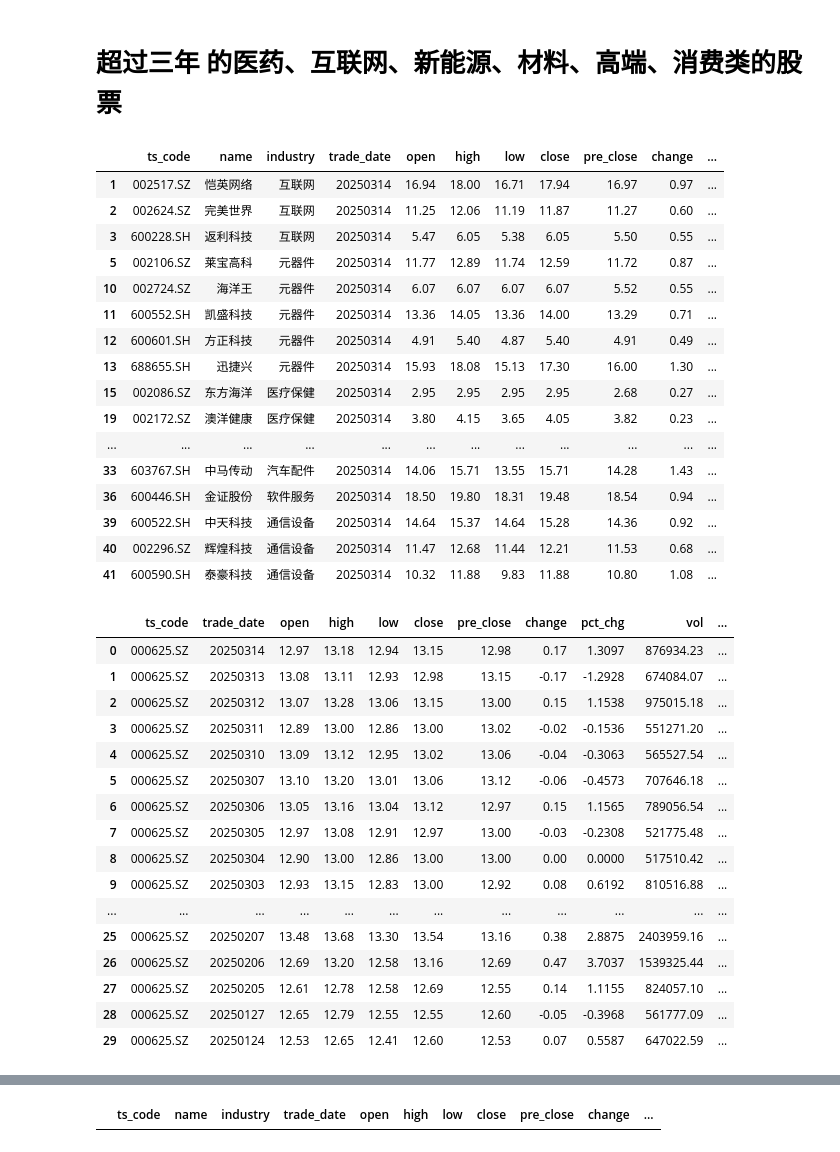
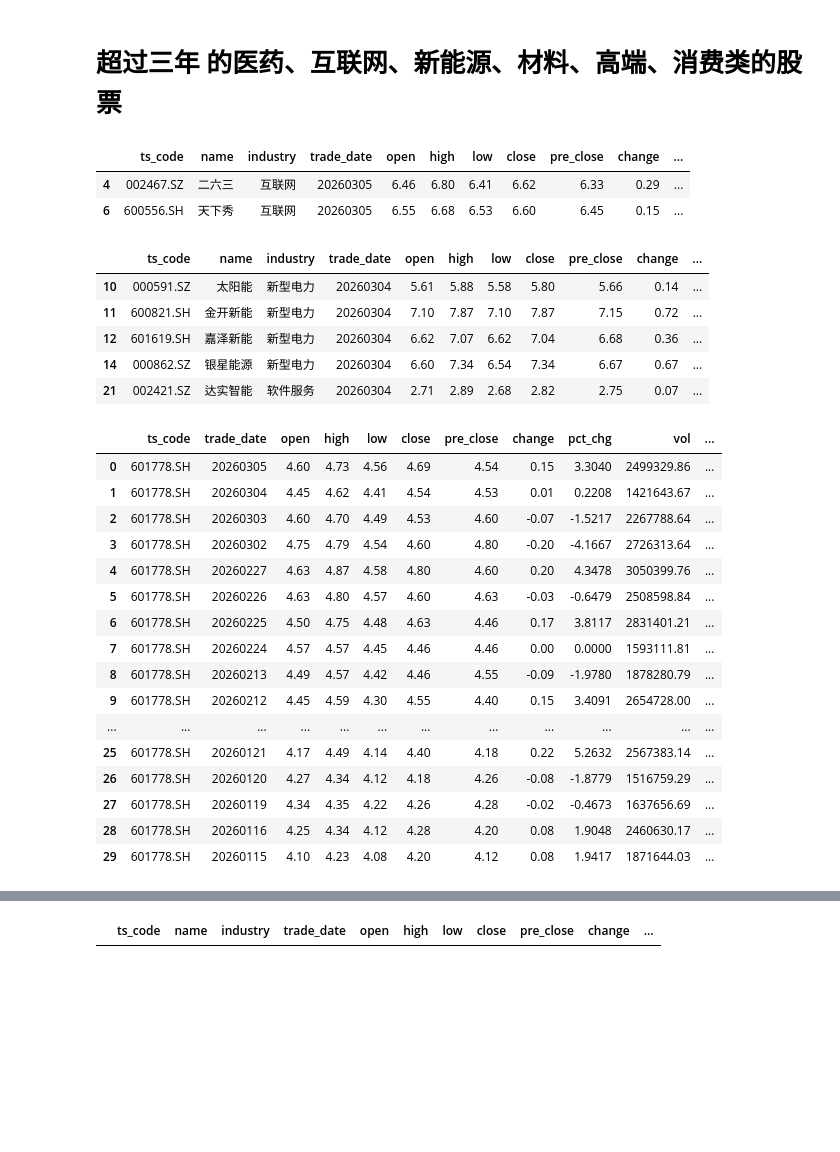
Before and after one commit to whgloveucq/jupyterfiles, a Jupyter notebook: OApractice/stock_study2023.ipynb, the cells around one changed output, grey strips where cells are left out. Saved outputs shown, nothing was run; the diff lists cells and outputs as text; code cells hidden in the pictures; blank space fills up the shorter version.

```diff
--- a/OApractice/stock_study2023.ipynb
+++ b/OApractice/stock_study2023.ipynb
@@ -21,7 +21,7 @@ pd.set_option('display.max_rows', 100)
 # %%
 #统一数据来源
 def get_source():
-    pro = ts.pro_api('6797f28ddcb155cb2b9c3b2406a86deb22ddf6f97cf3e461e36b4a85')
+    pro = ts.pro_api('dd398accf6072226563ce7c8a83942590074a556e64f5849a2675657')
     return pro
 #股票列表
 def get_data():
@@ -113,7 +113,7 @@ def get_rsi(ts_code,N,start_date,end_date):
 #     this.ts_code=ts_code
 #     this.start_date=start_date
 #     this.end_date=end_date
-    start_date='20200101'
+    start_date='20220101'
     df=stock_daily(ts_code,start_date,end_date).query("trade_date<='end_date'")
     df=df.iloc[0:N]
     #df.iloc[0:14].tail(1)['trade_date'].iloc[0]
@@ -225,15 +225,15 @@ def http_error(status):
 ##股票财务数据
 
 fields='ts_code,ann_date,f_ann_date,end_date,report_type,comp_type,basic_eps,diluted_eps,total_revenue'
-df_stocks_finance=get_source().income(ts_code='600000.SH', start_date='20230101', end_date='20240802')
+df_stocks_finance=get_source().income(ts_code='600000.SH', start_date='20230101', end_date='20260105',fields='ts_code,ann_date,f_ann_date,end_date,report_type,comp_type,basic_eps,diluted_eps,total_revenue')
 ##资产负债表数据
 fields='ts_code,ann_date,f_ann_date,end_date,report_type,comp_type,cap_rese'
-df_stocks_balance_sheet=get_source().balancesheet(ts_code='600000.SH', start_date='20230101', end_date='20240802')
+df_stocks_balance_sheet=get_source().balancesheet(ts_code='600000.SH', start_date='20230101', end_date='20260105',fields='ts_code,ann_date,f_ann_date,end_date,report_type,comp_type,basic_eps,diluted_eps,total_revenue')
 ##现金流量表
-df_cashflow =get_source().cashflow(ts_code='600000.SH', start_date='20180101', end_date='20240802')
+df_cashflow =get_source().cashflow(ts_code='600000.SH', start_date='20180101', end_date='20260105',fields='ts_code,ann_date,f_ann_date,end_date,report_type,comp_type,basic_eps,diluted_eps,total_revenue')
 
 ##业绩快报
-df_express=get_source().express(ts_code='600000.SH', start_date='20180101', end_date='20240802', fields='ts_code,ann_date,end_date,revenue,operate_profit,total_profit,n_income,total_assets')
+df_express=get_source().express(ts_code='600000.SH', start_date='20180101', end_date='20260105', fields='ts_code,ann_date,end_date,revenue,operate_profit,total_profit,n_income,total_assets')
 #
 # %%
 # df_express_vip=get_source().express_vip(period='20221231',fields='ts_code,ann_date,end_date,revenue,operate_profit,total_profit,n_income,total_assets')
@@ -293,12 +307,12 @@ from datetime import datetime,timedelta
 # df_stocks_age_gt3_base.head(1000)
 #日行情信息 及晒选。
 # trdate=(datetime.today().date() - timedelta(days=0)).strftime('%Y%m%d')
-trdate='20250314'
+trdate='20260305'
 #交易日期所在周
 # trdate_week=
 
 stock_collection=stock_daily('NA',trdate,'')
-condition = ((stock_collection['close']-stock_collection['pre_close'])/stock_collection['pre_close'])>0.05
+condition = ((stock_collection['close']-stock_collection['pre_close'])/stock_collection['pre_close'])>0.02
 df_selected=stock_condition(stock_collection,condition)
 #股票信息
 colname=['ts_code','name','industry','trade_date','open','high','low','close','pre_close','change','pct_chg','amount' ]
@@ -318,7 +332,12 @@ df_selected_tmp3=df_selected_tmp2.query(" ts_code.str.contains(r'^6.*|^0.*')  an
 #加上 ROE
 # df_selected_tmp2.query(" ts_code.str.contains(r'^6.*|^0.*')  and close<=10 and pe.notnull()" , engine='python').groupby(['ts_code','industry']).apply(lambda x:x.sort_values(by='pe',ascending=True))
 # %%
-# df_selected_tmp2
+# df_selected_tmp3.head(10)
+df_selected_tmp3.query("close<10").head(2)
+# %% [output]
+|  | ts_code | name | industry | trade_date | open | high | low | close | pre_close | change | ... |
+| 4 | 002467.SZ | 二六三 | 互联网 | 20260305 | 6.46 | 6.80 | 6.41 | 6.62 | 6.33 | 0.29 | ... |
+| 6 | 600556.SH | 天下秀 | 互联网 | 20260305 | 6.55 | 6.68 | 6.53 | 6.60 | 6.45 | 0.15 | ... |
 # %%
 # df_selected_tmp2.query("ts_code=='600228.SZ' and ts_code.str.contains(r'^6.*|^0.*')  and close<=10 and pe.notnull() and industry=='软件服务' " , engine='python').groupby(['ts_code','industry']).apply(lambda x:x.sort_values(by='pe',ascending=True))
 # %%
@@ -338,24 +357,13 @@ df_selected_tmp3=df_selected_tmp2.query(" ts_code.str.contains(r'^6.*|^0.*')  an
 
 # get_source().index_dailybasic(trade_date='20250115', fields='ts_code,trade_date,turnover_rate,pe').head(5)
 # %%
-df_selected_tmp3.query("close<20")
+df_selected_tmp3.query("close<10")
 # %% [output]
 |  | ts_code | name | industry | trade_date | open | high | low | close | pre_close | change | ... |
-| 1 | 002517.SZ | 恺英网络 | 互联网 | 20250314 | 16.94 | 18.00 | 16.71 | 17.94 | 16.97 | 0.97 | ... |
-| 2 | 002624.SZ | 完美世界 | 互联网 | 20250314 | 11.25 | 12.06 | 11.19 | 11.87 | 11.27 | 0.60 | ... |
-| 3 | 600228.SH | 返利科技 | 互联网 | 20250314 | 5.47 | 6.05 | 5.38 | 6.05 | 5.50 | 0.55 | ... |
-| 5 | 002106.SZ | 莱宝高科 | 元器件 | 20250314 | 11.77 | 12.89 | 11.74 | 12.59 | 11.72 | 0.87 | ... |
-| 10 | 002724.SZ | 海洋王 | 元器件 | 20250314 | 6.07 | 6.07 | 6.07 | 6.07 | 5.52 | 0.55 | ... |
-| 11 | 600552.SH | 凯盛科技 | 元器件 | 20250314 | 13.36 | 14.05 | 13.36 | 14.00 | 13.29 | 0.71 | ... |
-| 12 | 600601.SH | 方正科技 | 元器件 | 20250314 | 4.91 | 5.40 | 4.87 | 5.40 | 4.91 | 0.49 | ... |
-| 13 | 688655.SH | 迅捷兴 | 元器件 | 20250314 | 15.93 | 18.08 | 15.13 | 17.30 | 16.00 | 1.30 | ... |
-| 15 | 002086.SZ | 东方海洋 | 医疗保健 | 20250314 | 2.95 | 2.95 | 2.95 | 2.95 | 2.68 | 0.27 | ... |
-| 19 | 002172.SZ | 澳洋健康 | 医疗保健 | 20250314 | 3.80 | 4.15 | 3.65 | 4.05 | 3.82 | 0.23 | ... |
-| ... | ... | ... | ... | ... | ... | ... | ... | ... | ... | ... | ... |
-| 33 | 603767.SH | 中马传动 | 汽车配件 | 20250314 | 14.06 | 15.71 | 13.55 | 15.71 | 14.28 | 1.43 | ... |
-| 36 | 600446.SH | 金证股份 | 软件服务 | 20250314 | 18.50 | 19.80 | 18.31 | 19.48 | 18.54 | 0.94 | ... |
-| 39 | 600522.SH | 中天科技 | 通信设备 | 20250314 | 14.64 | 15.37 | 14.64 | 15.28 | 14.36 | 0.92 | ... |
-| 40 | 002296.SZ | 辉煌科技 | 通信设备 | 20250314 | 11.47 | 12.68 | 11.44 | 12.21 | 11.53 | 0.68 | ... |
-| 41 | 600590.SH | 泰豪科技 | 通信设备 | 20250314 | 10.32 | 11.88 | 9.83 | 11.88 | 10.80 | 1.08 | ... |
+| 10 | 000591.SZ | 太阳能 | 新型电力 | 20260304 | 5.61 | 5.88 | 5.58 | 5.80 | 5.66 | 0.14 | ... |
+| 11 | 600821.SH | 金开新能 | 新型电力 | 20260304 | 7.10 | 7.87 | 7.10 | 7.87 | 7.15 | 0.72 | ... |
+| 12 | 601619.SH | 嘉泽新能 | 新型电力 | 20260304 | 6.62 | 7.07 | 6.62 | 7.04 | 6.68 | 0.36 | ... |
+| 14 | 000862.SZ | 银星能源 | 新型电力 | 20260304 | 6.60 | 7.34 | 6.54 | 7.34 | 6.67 | 0.67 | ... |
+| 21 | 002421.SZ | 达实智能 | 软件服务 | 20260304 | 2.71 | 2.89 | 2.68 | 2.82 | 2.75 | 0.07 | ... |
 # %%
 # df_test1.head(100)
@@ -362,26 +376,26 @@ df_selected_tmp3.query("close<20")
 # %%
 #查看个股的日均 、RSI指标信息。
 # df_gg_tmp1=stock_info_query('603158.SZ','20250207').iloc[0:20,[0,1,2,5,7,8,10,11,12,13,14,15]]
-df_gg_tmp1=stock_info_query('000625.SZ','20250314')
+df_gg_tmp1=stock_info_query('601778.SH','20260305')
 # df_gg=pd.merge(df_gg_tmp1,df_selected_tmp3,on=["ts_code","trade_date"],how='left')
 # df_gg.iloc[0:20,:]
 df_gg_tmp1.head(30)
 # %% [output]
 |  | ts_code | trade_date | open | high | low | close | pre_close | change | pct_chg | vol | ... |
-| 0 | 000625.SZ | 20250314 | 12.97 | 13.18 | 12.94 | 13.15 | 12.98 | 0.17 | 1.3097 | 876934.23 | ... |
-| 1 | 000625.SZ | 20250313 | 13.08 | 13.11 | 12.93 | 12.98 | 13.15 | -0.17 | -1.2928 | 674084.07 | ... |
-| 2 | 000625.SZ | 20250312 | 13.07 | 13.28 | 13.06 | 13.15 | 13.00 | 0.15 | 1.1538 | 975015.18 | ... |
-| 3 | 000625.SZ | 20250311 | 12.89 | 13.00 | 12.86 | 13.00 | 13.02 | -0.02 | -0.1536 | 551271.20 | ... |
-| 4 | 000625.SZ | 20250310 | 13.09 | 13.12 | 12.95 | 13.02 | 13.06 | -0.04 | -0.3063 | 565527.54 | ... |
-| 5 | 000625.SZ | 20250307 | 13.10 | 13.20 | 13.01 | 13.06 | 13.12 | -0.06 | -0.4573 | 707646.18 | ... |
-| 6 | 000625.SZ | 20250306 | 13.05 | 13.16 | 13.04 | 13.12 | 12.97 | 0.15 | 1.1565 | 789056.54 | ... |
-| 7 | 000625.SZ | 20250305 | 12.97 | 13.08 | 12.91 | 12.97 | 13.00 | -0.03 | -0.2308 | 521775.48 | ... |
-| 8 | 000625.SZ | 20250304 | 12.90 | 13.00 | 12.86 | 13.00 | 13.00 | 0.00 | 0.0000 | 517510.42 | ... |
-| 9 | 000625.SZ | 20250303 | 12.93 | 13.15 | 12.83 | 13.00 | 12.92 | 0.08 | 0.6192 | 810516.88 | ... |
+| 0 | 601778.SH | 20260305 | 4.60 | 4.73 | 4.56 | 4.69 | 4.54 | 0.15 | 3.3040 | 2499329.86 | ... |
+| 1 | 601778.SH | 20260304 | 4.45 | 4.62 | 4.41 | 4.54 | 4.53 | 0.01 | 0.2208 | 1421643.67 | ... |
+| 2 | 601778.SH | 20260303 | 4.60 | 4.70 | 4.49 | 4.53 | 4.60 | -0.07 | -1.5217 | 2267788.64 | ... |
+| 3 | 601778.SH | 20260302 | 4.75 | 4.79 | 4.54 | 4.60 | 4.80 | -0.20 | -4.1667 | 2726313.64 | ... |
+| 4 | 601778.SH | 20260227 | 4.63 | 4.87 | 4.58 | 4.80 | 4.60 | 0.20 | 4.3478 | 3050399.76 | ... |
+| 5 | 601778.SH | 20260226 | 4.63 | 4.80 | 4.57 | 4.60 | 4.63 | -0.03 | -0.6479 | 2508598.84 | ... |
+| 6 | 601778.SH | 20260225 | 4.50 | 4.75 | 4.48 | 4.63 | 4.46 | 0.17 | 3.8117 | 2831401.21 | ... |
+| 7 | 601778.SH | 20260224 | 4.57 | 4.57 | 4.45 | 4.46 | 4.46 | 0.00 | 0.0000 | 1593111.81 | ... |
+| 8 | 601778.SH | 20260213 | 4.49 | 4.57 | 4.42 | 4.46 | 4.55 | -0.09 | -1.9780 | 1878280.79 | ... |
+| 9 | 601778.SH | 20260212 | 4.45 | 4.59 | 4.30 | 4.55 | 4.40 | 0.15 | 3.4091 | 2654728.00 | ... |
 | ... | ... | ... | ... | ... | ... | ... | ... | ... | ... | ... | ... |
-| 25 | 000625.SZ | 20250207 | 13.48 | 13.68 | 13.30 | 13.54 | 13.16 | 0.38 | 2.8875 | 2403959.16 | ... |
-| 26 | 000625.SZ | 20250206 | 12.69 | 13.20 | 12.58 | 13.16 | 12.69 | 0.47 | 3.7037 | 1539325.44 | ... |
-| 27 | 000625.SZ | 20250205 | 12.61 | 12.78 | 12.58 | 12.69 | 12.55 | 0.14 | 1.1155 | 824057.10 | ... |
-| 28 | 000625.SZ | 20250127 | 12.65 | 12.79 | 12.55 | 12.55 | 12.60 | -0.05 | -0.3968 | 561777.09 | ... |
-| 29 | 000625.SZ | 20250124 | 12.53 | 12.65 | 12.41 | 12.60 | 12.53 | 0.07 | 0.5587 | 647022.59 | ... |
+| 25 | 601778.SH | 20260121 | 4.17 | 4.49 | 4.14 | 4.40 | 4.18 | 0.22 | 5.2632 | 2567383.14 | ... |
+| 26 | 601778.SH | 20260120 | 4.27 | 4.34 | 4.12 | 4.18 | 4.26 | -0.08 | -1.8779 | 1516759.29 | ... |
+| 27 | 601778.SH | 20260119 | 4.34 | 4.35 | 4.22 | 4.26 | 4.28 | -0.02 | -0.4673 | 1637656.69 | ... |
+| 28 | 601778.SH | 20260116 | 4.25 | 4.34 | 4.12 | 4.28 | 4.20 | 0.08 | 1.9048 | 2460630.17 | ... |
+| 29 | 601778.SH | 20260115 | 4.10 | 4.23 | 4.08 | 4.20 | 4.12 | 0.08 | 1.9417 | 1871644.03 | ... |
 # %%
```
Also changed, not shown: parts of 8 cells of this notebook, 4 other files.
